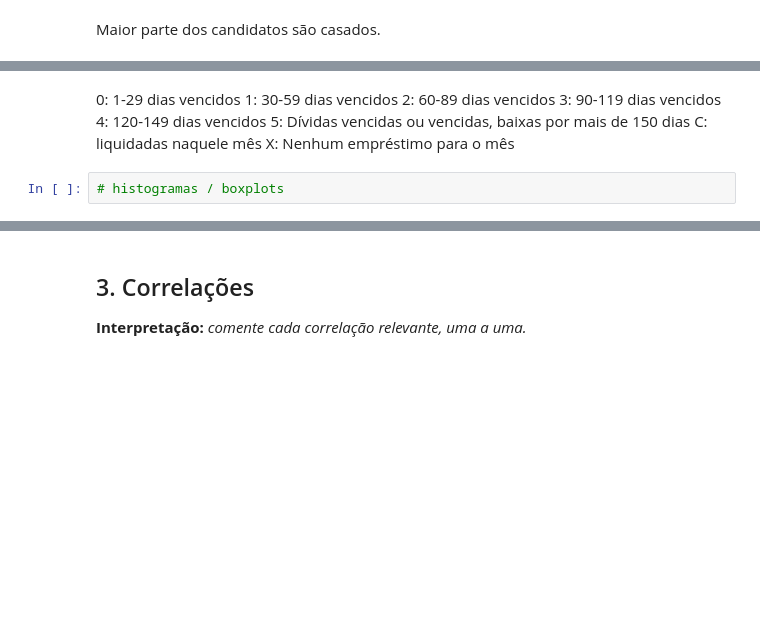
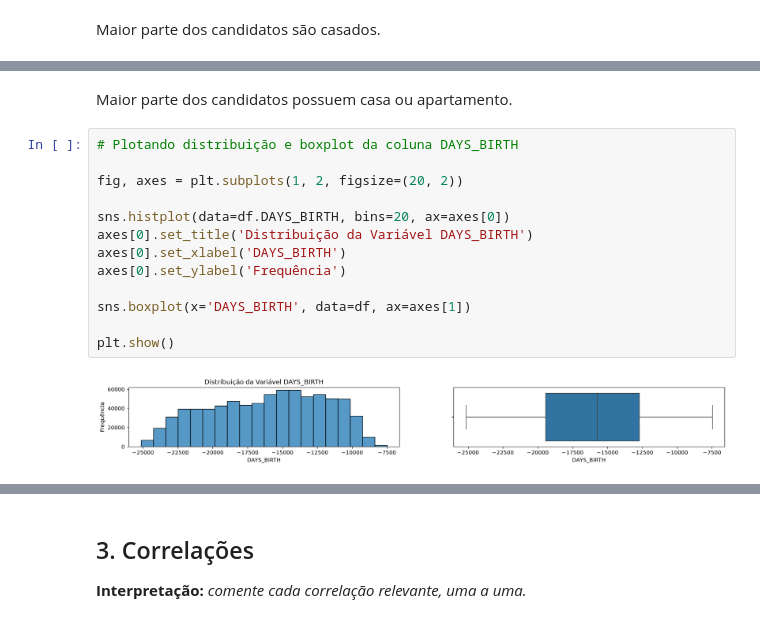
Before and after one commit to dianafismed/postech-tech-challenge-fase2, a Jupyter notebook: notebooks/01_eda.ipynb, the cells around one changed output, grey strips where cells are left out. Cells and saved outputs as stored; diff of their text form; blank space fills up the shorter version.

```diff
--- a/notebooks/01_eda.ipynb
+++ b/notebooks/01_eda.ipynb
@@ -377,11 +372,17 @@ plt.show()
-# %% [markdown]
-0: 1-29 dias vencidos
-1: 30-59 dias vencidos
-2: 60-89 dias vencidos
-3: 90-119 dias vencidos
-4: 120-149 dias vencidos
-5: Dívidas vencidas ou vencidas, baixas por mais de 150 dias
-C: liquidadas naquele mês
-X: Nenhum empréstimo para o mês
-# %%
-# histogramas / boxplots
+# %% [markdown]
+Maior parte dos candidatos possuem casa ou apartamento.
+# %%
+# Plotando distribuição e boxplot da coluna DAYS_BIRTH
+
+fig, axes = plt.subplots(1, 2, figsize=(20, 2))
+
+sns.histplot(data=df.DAYS_BIRTH, bins=20, ax=axes[0])
+axes[0].set_title('Distribuição da Variável DAYS_BIRTH')
+axes[0].set_xlabel('DAYS_BIRTH')
+axes[0].set_ylabel('Frequência')
+
+sns.boxplot(x='DAYS_BIRTH', data=df, ax=axes[1])
+
+plt.show()
+# %% [output]
+[figure, added]
```
Also changed, not shown: parts of 19 cells of this notebook, 1 other file.
